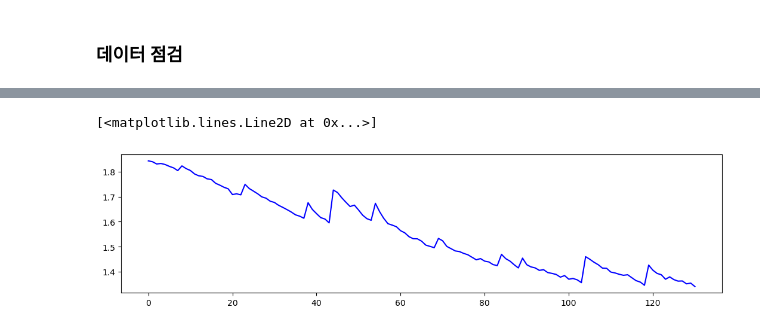
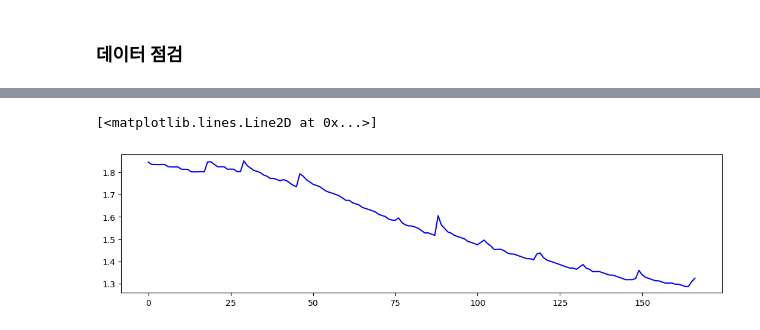
Before and after one commit to SierraJY/NASA-Li-ion-BATTERY, a Jupyter notebook: DATA/mat_2_DF.ipynb, the cells around one changed output, grey strips where cells are left out. Saved outputs shown, nothing was run; the diff lists cells and outputs as text; code cells hidden in the pictures.

```diff
--- a/DATA/mat_2_DF.ipynb
+++ b/DATA/mat_2_DF.ipynb
@@ -279,9 +280,9 @@ for i in range(167):
 # %%
-capacity_df = pd.read_csv(f"./DATA/DataFrame/{BAT_No}_capacity_df.csv")
+capacity_df = pd.read_csv(f"../DATA/DataFrame/{BAT_No}_capacity_df.csv")
 plt.plot(capacity_df.index, capacity_df["capacity"], color='blue')
 # %% [output]
 [<matplotlib.lines.Line2D at 0x...>]
-[figure, old version]
+[figure, new version]
 # %%
 print(len(bat_df["cycle"].unique()))
 print(len(capacity_df["capacity"].unique()))
```
Also changed, not shown: parts of 12 cells of this notebook, 1 other file.
